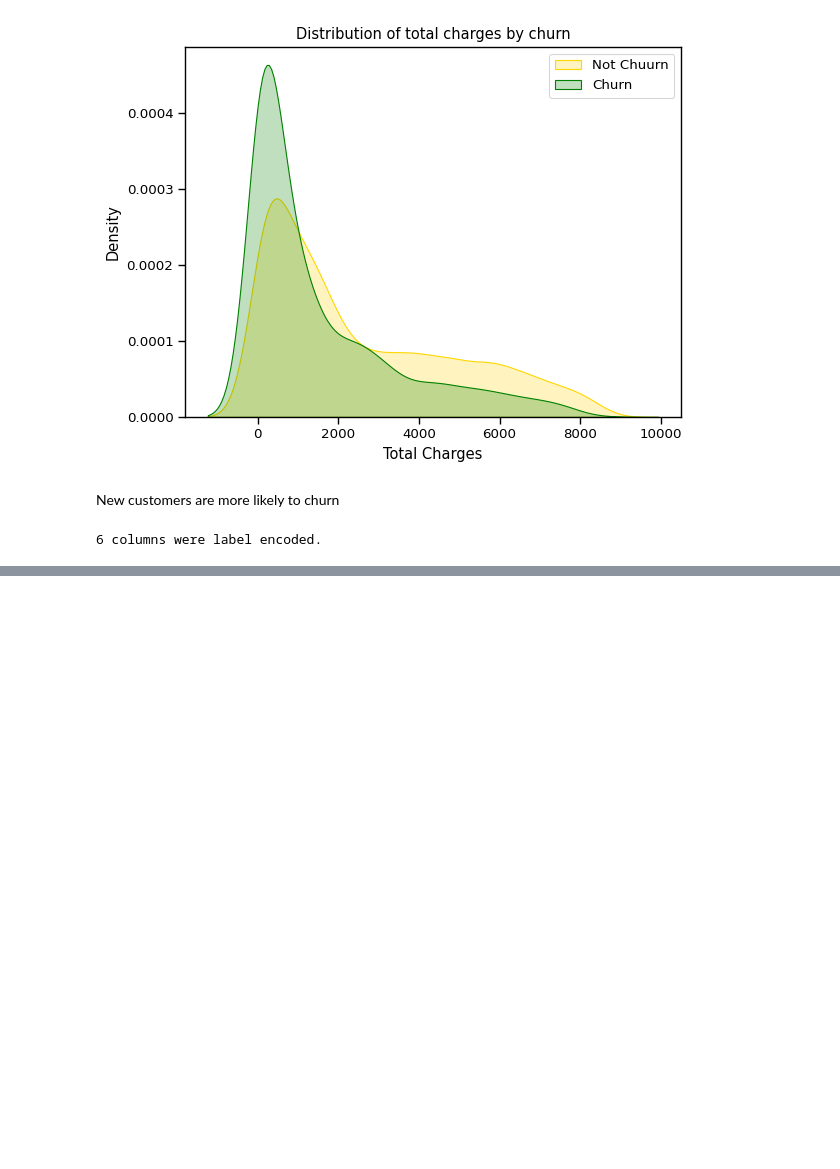
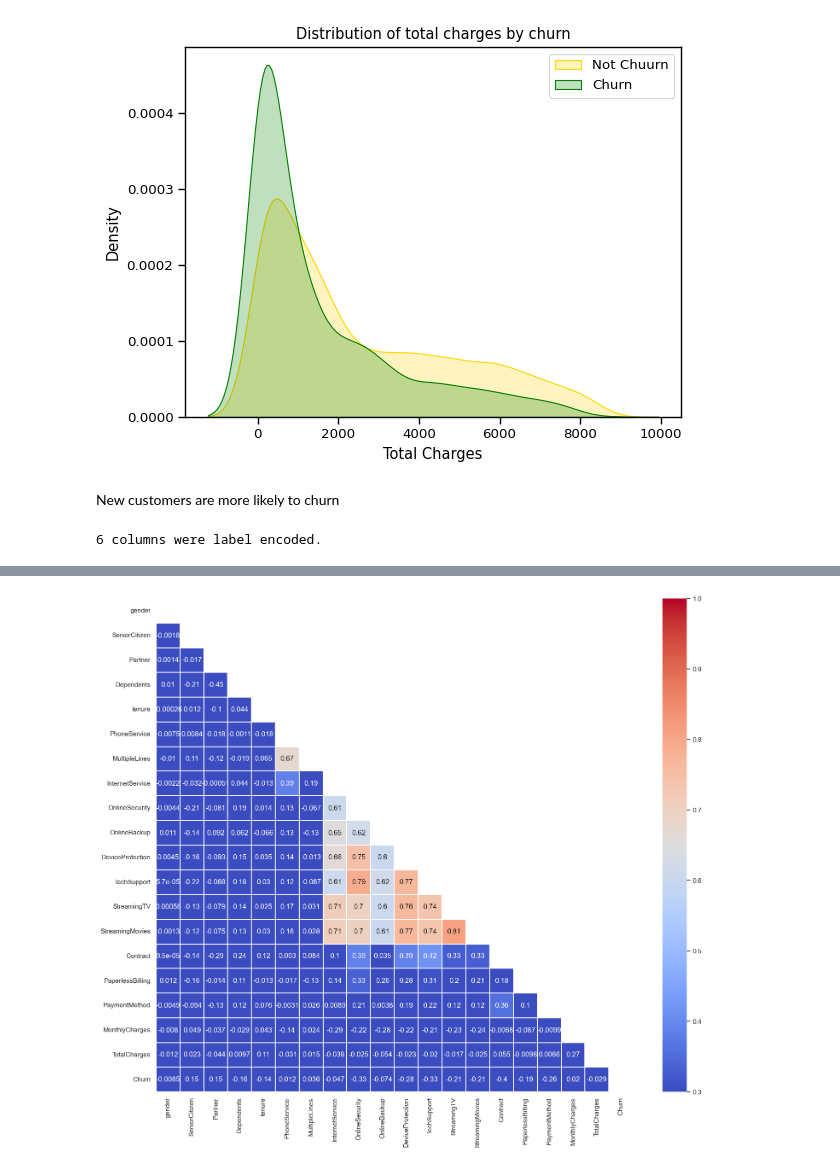
Before and after one commit to sAkhil2027/Telecom_Customer_Churn_Prediction, a Jupyter notebook: Scripts/Customer churn prediction.ipynb, the cells around one changed output, grey strips where cells are left out. Drawn from its saved outputs; the diff is of its cells as text; code cells hidden in the pictures; blank space fills up the shorter version.

```diff
--- a/Scripts/Customer churn prediction.ipynb
+++ b/Scripts/Customer churn prediction.ipynb
@@ -442,0 +464,12 @@ print('{} columns were label encoded.'.format(le_count))
+# %%
+#Set and compute the Correlation Matrix:
+sns.set(style="white")
+plt.figure(figsize=(18, 15))
+
+corr = data.apply(lambda x: pd.factorize(x)[0]).corr()
+
+mask = np.triu(np.ones_like(corr, dtype=bool))
+
+ax = sns.heatmap(corr, mask=mask, xticklabels=corr.columns, yticklabels=corr.columns, annot=True, linewidths=.2, cmap='coolwarm', vmin=0.3, vmax=1)
+# %% [output]
+[figure, added]
```
Also changed, not shown: parts of 2 cells of this notebook.
